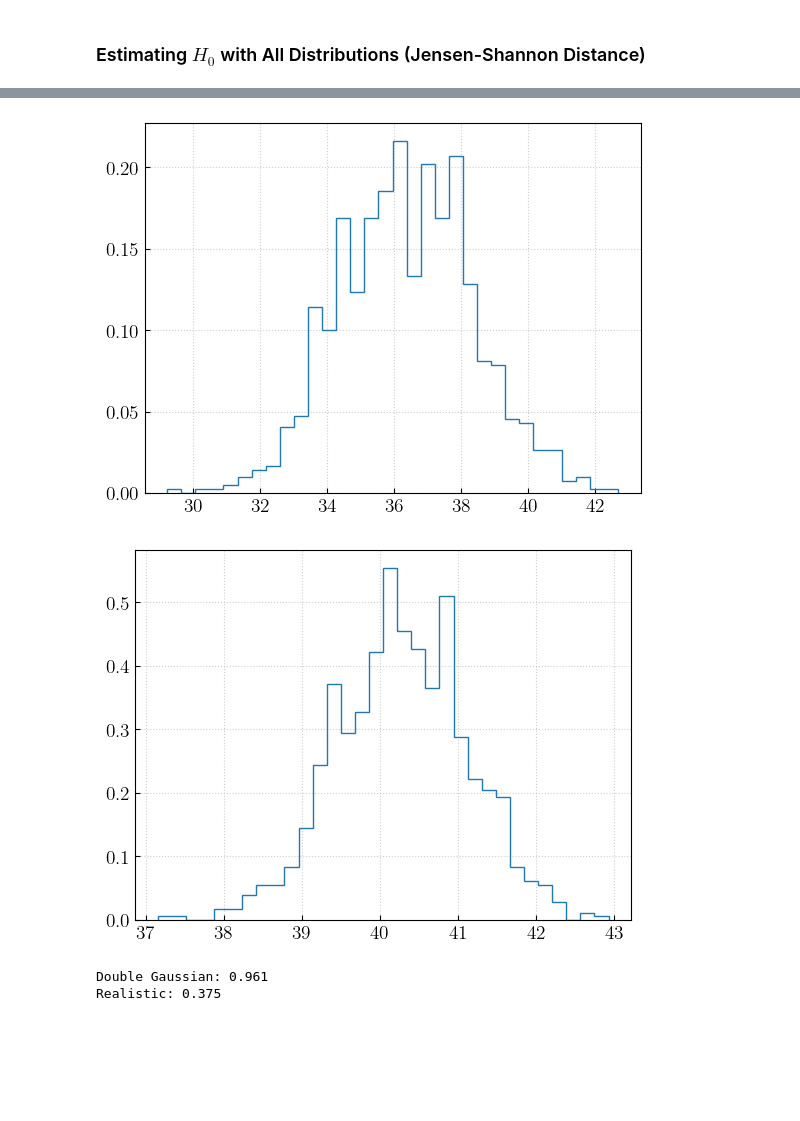
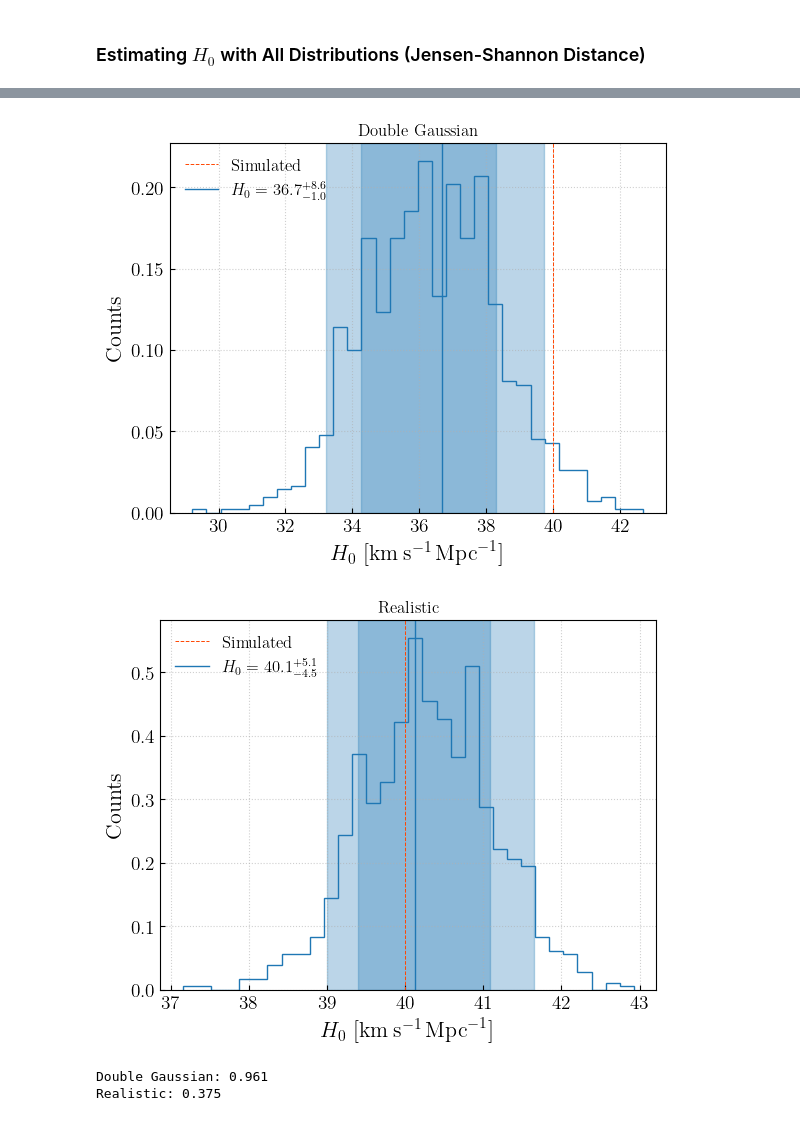
Before and after one commit to thomasckng/population_analysis, a Jupyter notebook: H0_test/inference.ipynb, the cells around one changed output, grey strips where cells are left out. Drawn from its saved outputs; the diff is of its cells as text; code cells hidden in the pictures; blank space fills up the shorter version.

Commit message:
Add percentile

```diff
--- a/H0_test/inference.ipynb
+++ b/H0_test/inference.ipynb
@@ -313,14 +313,34 @@ plt.show()
-# %%
-H0_sample_double_gaussian = H0[np.argmin(double_gaussian_jsd, axis=1)]
-plt.hist(H0_sample_double_gaussian)
-plt.show()
-
-H0_sample_realistic = H0[np.argmin(realistic_jsd, axis=1)]
-plt.hist(H0_sample_realistic)
-plt.show()
-# %% [output]
-[figure, removed]
-[figure, removed]
+# %%
+H0_sample_double_gaussian = H0[np.argmin(double_gaussian_jsd, axis=1)]
+percs_double_gaussian = np.percentile(H0_sample_double_gaussian, [5, 16, 50, 84, 95])
+plt.hist(H0_sample_double_gaussian, density = True, histtype = 'step')
+plt.axvline(40, lw = 0.7, ls = '--', c = 'orangered', label = '$\\mathrm{Simulated}$')
+plt.axvline(H0_double_gaussian, c = 'C0', lw=1,
+            label = '$H_0 = '+str(f'{H0_double_gaussian:.1f}')+'^{+'+str(f'{H0[upper_bound]-H0_double_gaussian:.1f}')+'}_{-'+str(f'{H0_double_gaussian-H0[lower_bound]:.1f}')+'}$')
+plt.axvspan(percs_double_gaussian[1], percs_double_gaussian[3], alpha=0.3, color='C0')
+plt.axvspan(percs_double_gaussian[0], percs_double_gaussian[4], alpha=0.3, color='C0')
+plt.xlabel('$H_0\ [\mathrm{km}\,\mathrm{s}^{-1}\,\mathrm{Mpc}^{-1}]$')
+plt.ylabel('$\mathrm{Counts}$')
+plt.title('$\mathrm{Double\ Gaussian}$')
+plt.legend(loc = 0)
+plt.show()
+
+H0_sample_realistic = H0[np.argmin(realistic_jsd, axis=1)]
+percs_realistic = np.percentile(H0_sample_realistic, [5, 16, 50, 84, 95])
+plt.hist(H0_sample_realistic, density = True, histtype = 'step')
+plt.axvline(40, lw = 0.7, ls = '--', c = 'orangered', label = '$\\mathrm{Simulated}$')
+plt.axvline(H0_realistic, c = 'C0', lw=1,
+            label = '$H_0 = '+str(f'{H0_realistic:.1f}')+'^{+'+str(f'{H0[upper_bound]-H0_realistic:.1f}')+'}_{-'+str(f'{H0_realistic-H0[lower_bound]:.1f}')+'}$')
+plt.axvspan(percs_realistic[1], percs_realistic[3], alpha=0.3, color='C0')
+plt.axvspan(percs_realistic[0], percs_realistic[4], alpha=0.3, color='C0')
+plt.xlabel('$H_0\ [\mathrm{km}\,\mathrm{s}^{-1}\,\mathrm{Mpc}^{-1}]$')
+plt.ylabel('$\mathrm{Counts}$')
+plt.title('$\mathrm{Realistic}$')
+plt.legend(loc = 0)
+plt.show()
+# %% [output]
+[figure, added]
+[figure, added]
 # %%
 print(f"Double Gaussian: "+str(np.sum(H0_sample_double_gaussian<=40)/len(H0_sample_double_gaussian)))
 print(f"Realistic: "+str(np.sum(H0_sample_realistic<=40)/len(H0_sample_realistic)))
```
Also changed, not shown: parts of 1 cell of this notebook.
